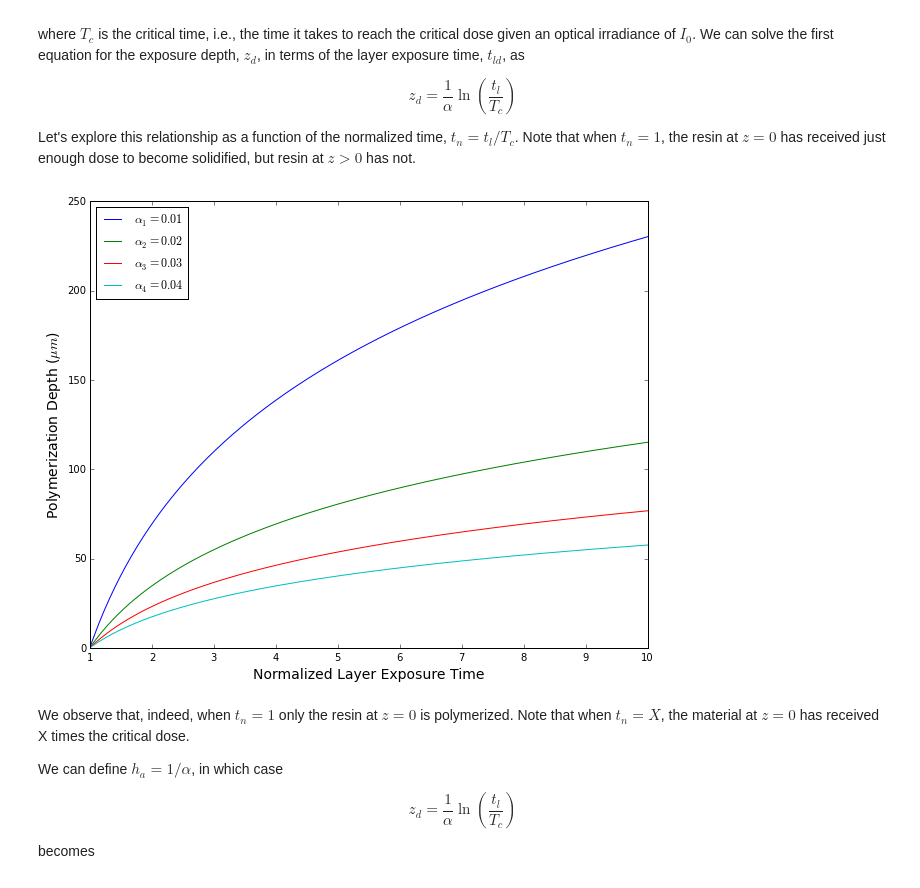
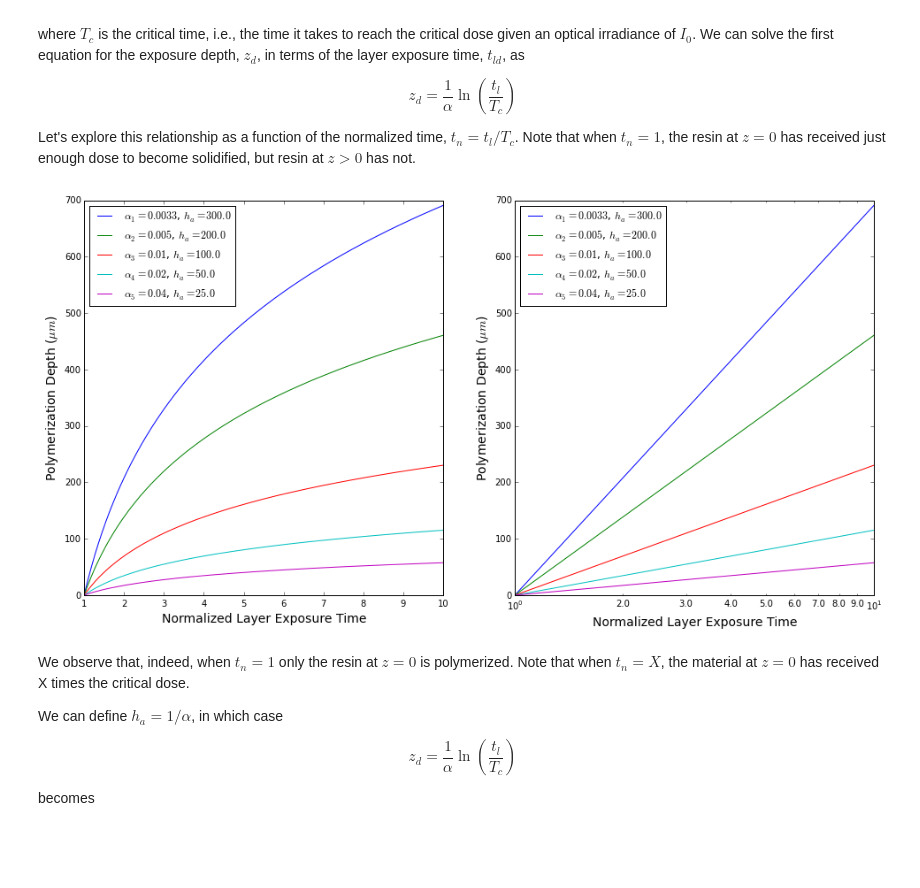
Before and after one commit to eelcodijkstra/teststuff, a Jupyter notebook: abs/150324_abs_calcs.ipynb, the cells around one changed output. Saved outputs shown, nothing was run; the diff lists cells and outputs as text; code cells hidden in the pictures; blank space fills up the shorter version.

Commit message:
add more absorption coefficients and add plot with log time scale

```diff
--- a/abs/150324_abs_calcs.ipynb
+++ b/abs/150324_abs_calcs.ipynb
@@ -92,32 +93,48 @@ $$z_d = \frac{1}{\alpha} \ln(\frac{t_l}{T_c})$$
 
 Let's explore this relationship as a function of the normalized time, $t_n = t_l/T_c$. Note that when $t_n = 1$, the resin at $z = 0$ has received just enough dose to become solidified, but resin at $z \gt 0$ has not.
 # %%
-alphaA = 1.0/100.
-alphaB = 1.0/50.
-alphaC = 1.0/33.33
-alphaD = 1.0/25.
+alphaA = 1.0/300.
+alphaB = 1.0/200.
+alphaC = 1.0/100.
+alphaD = 1.0/50.
+alphaE = 1.0/25.
 t_n = np.linspace(1.0,10.0,200)
 z_A = np.log(t_n)/alphaA
 z_B = np.log(t_n)/alphaB
 z_C = np.log(t_n)/alphaC
 z_D = np.log(t_n)/alphaD
+z_E = np.log(t_n)/alphaE
 
-label1 = r'$\alpha_1 = {0}$'.format(alphaA)
-label2 = r'$\alpha_2 = {0}$'.format(alphaB)
-label3 = r'$\alpha_3 = {0:.2f}$'.format(alphaC)
-label4 = r'$\alpha_4 = {0}$'.format(alphaD)
+label1 = r'$\alpha_1 = {0:.4f}$, $h_a = {1}$'.format(alphaA, 1.0/alphaA)
+label2 = r'$\alpha_2 = {0}$, $h_a = {1}$'.format(alphaB, 1.0/alphaB)
+label3 = r'$\alpha_3 = {0:.2f}$, $h_a = {1:.1f}$'.format(alphaC, 1.0/alphaC)
+label4 = r'$\alpha_4 = {0}$, $h_a = {1}$'.format(alphaD, 1.0/alphaD)
+label5 = r'$\alpha_5 = {0}$, $h_a = {1}$'.format(alphaE, 1.0/alphaE)
 
 fontsize = 14
-fig, ax = plt.subplots(figsize=(10,8))
-ax.plot(t_n,z_A,label=label1)
-ax.plot(t_n,z_B,label=label2)
-ax.plot(t_n,z_C,label=label3)
-ax.plot(t_n,z_D,label=label4)
-ax.set_xlabel('Normalized Layer Exposure Time', size=fontsize)
-ax.set_ylabel('Polymerization Depth ($\mu m$)', size=fontsize)
-ax.legend(loc='upper left');
+fig, (axlin, axlog) = plt.subplots(1,2,figsize=(16,8))
+
+axlin.plot(t_n,z_A,label=label1)
+axlin.plot(t_n,z_B,label=label2)
+axlin.plot(t_n,z_C,label=label3)
+axlin.plot(t_n,z_D,label=label4)
+axlin.plot(t_n,z_E,label=label5)
+axlin.set_xlabel('Normalized Layer Exposure Time', size=fontsize)
+axlin.set_ylabel('Polymerization Depth ($\mu m$)', size=fontsize)
+axlin.legend(loc='upper left')
+
+axlog.set_xscale('log')
+axlog.plot(t_n,z_A,label=label1)
+axlog.plot(t_n,z_B,label=label2)
+axlog.plot(t_n,z_C,label=label3)
+axlog.plot(t_n,z_D,label=label4)
+axlog.plot(t_n,z_E,label=label5)
+axlog.set_xlabel('Normalized Layer Exposure Time', size=fontsize)
+axlog.set_ylabel('Polymerization Depth ($\mu m$)', size=fontsize)
+axlog.legend(loc='upper left')
+axlog.xaxis.set_minor_formatter(FormatStrFormatter("%.1f"));
 # %% [output]
-[figure, old version]
+[figure, new version]
 # %% [markdown]
 We observe that, indeed, when $t_n = 1$ only the resin at $z = 0$ is polymerized. Note that when $t_n = X$, the material at $z = 0$ has received X times the critical dose.
 
```
Also changed, not shown: parts of 1 cell of this notebook.
